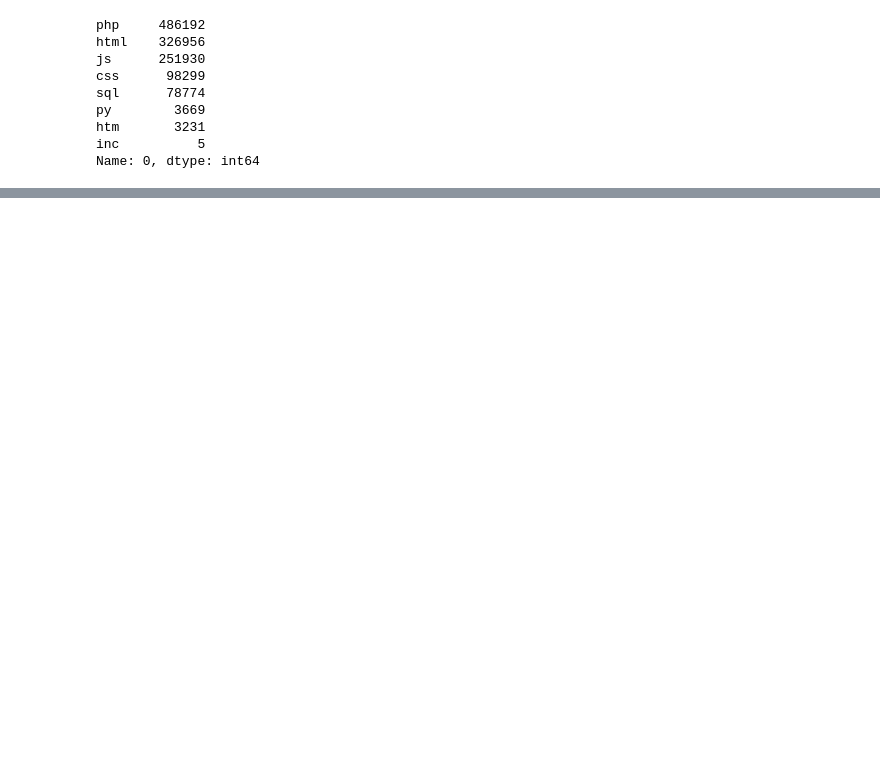
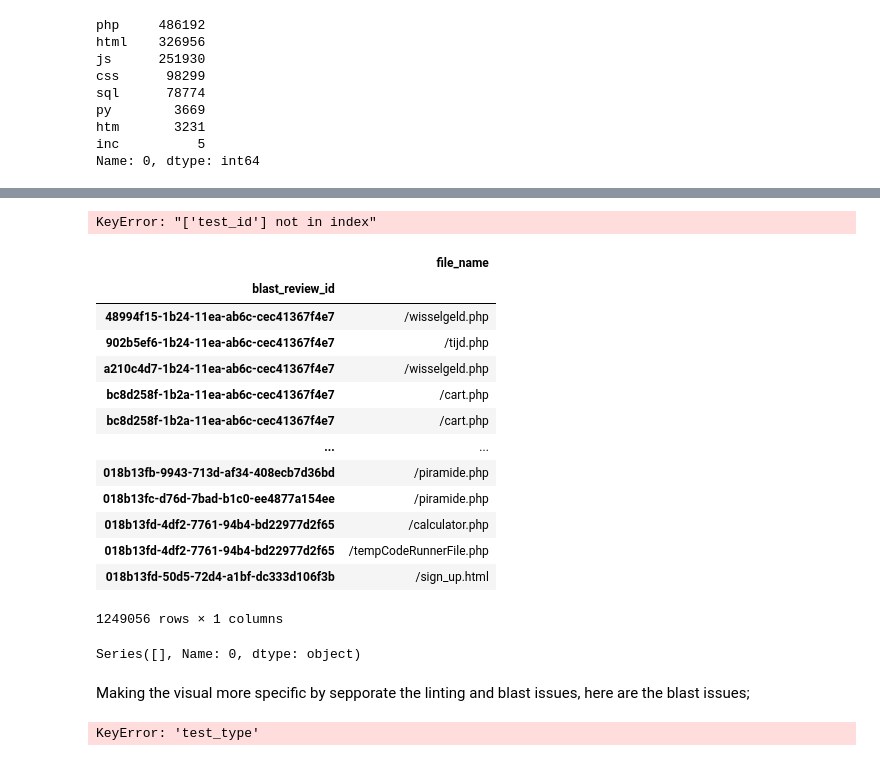
Before and after one commit to joramswarts/Bit-academy-blast-errors, a Jupyter notebook: test_types.ipynb, the cells around one changed output, grey strips where cells are left out. Saved outputs shown, nothing was run; the diff lists cells and outputs as text; code cells hidden in the pictures; blank space fills up the shorter version.

```diff
--- a/test_types.ipynb
+++ b/test_types.ipynb
@@ -103,0 +151,54 @@ plt.show()
+# %%
+file_type_with_blast_review = data_linting_result[['blast_review_id', 'test_id']].set_index('test_id')
+joined_data_blast_linting = data_review_test_results.set_index('blast_review_id').join(file_type_with_blast_review)
+# %% [output]
+KeyError: "['test_id'] not in index"
+# %%
+file_type_with_blast_review
+# %% [output]
+|  | file_name |
+| blast_review_id |  |
+| 48994f15-1b24-11ea-ab6c-cec41367f4e7 | /wisselgeld.php |
+| 902b5ef6-1b24-11ea-ab6c-cec41367f4e7 | /tijd.php |
+| a210c4d7-1b24-11ea-ab6c-cec41367f4e7 | /wisselgeld.php |
+| bc8d258f-1b2a-11ea-ab6c-cec41367f4e7 | /cart.php |
+| bc8d258f-1b2a-11ea-ab6c-cec41367f4e7 | /cart.php |
+| ... | ... |
+| 018b13fb-9943-713d-af34-408ecb7d36bd | /piramide.php |
+| 018b13fc-d76d-7bad-b1c0-ee4877a154ee | /piramide.php |
+| 018b13fd-4df2-7761-94b4-bd22977d2f65 | /calculator.php |
+| 018b13fd-4df2-7761-94b4-bd22977d2f65 | /tempCodeRunnerFile.php |
+| 018b13fd-50d5-72d4-a1bf-dc333d106f3b | /sign_up.html |
+1249056 rows × 1 columns
+# %%
+joined_data_blast_linting_language = joined_data_blast_linting['test_id'].str.extract(r'\.(\w+)$').loc[:, 0].dropna()
+joined_data_blast_linting_language
+# %% [output]
+Series([], Name: 0, dtype: object)
+# %% [markdown]
+Making the visual more specific by sepporate the linting and blast issues, here are the blast issues;
+# %%
+import matplotlib.pyplot as plt
+import pandas as pd
+
+# Assuming joined_data_blast_linting_language is a Series containing the programming languages
+# and you have already dropped NaN values
+joined_data_blast_linting_language = joined_data_blast_linting['test_type'].dropna()
+
+# Count the occurrences of each programming language
+language_counts = joined_data_blast_linting_language.value_counts()
+
+# Filter the dataset for specific language types
+languages_to_plot = ['php', 'html', 'sql', 'js', 'css', 'py']
+filtered_counts = language_counts[language_counts.index.isin(languages_to_plot)]
+
+# Plot the counts
+plt.figure(figsize=(10, 6))
+plt.bar(filtered_counts.index, filtered_counts, color='paleturquoise', edgecolor='black', linewidth=0.5)
+plt.xlabel('Programming Language')
+plt.ylabel('Count')
+plt.title('Distribution of Programming Languages in Blast Errors')
+plt.ticklabel_format(style='plain', axis='y')
+plt.show()
+# %% [output]
+KeyError: 'test_type'
```
Also changed, not shown: parts of 10 cells of this notebook.
